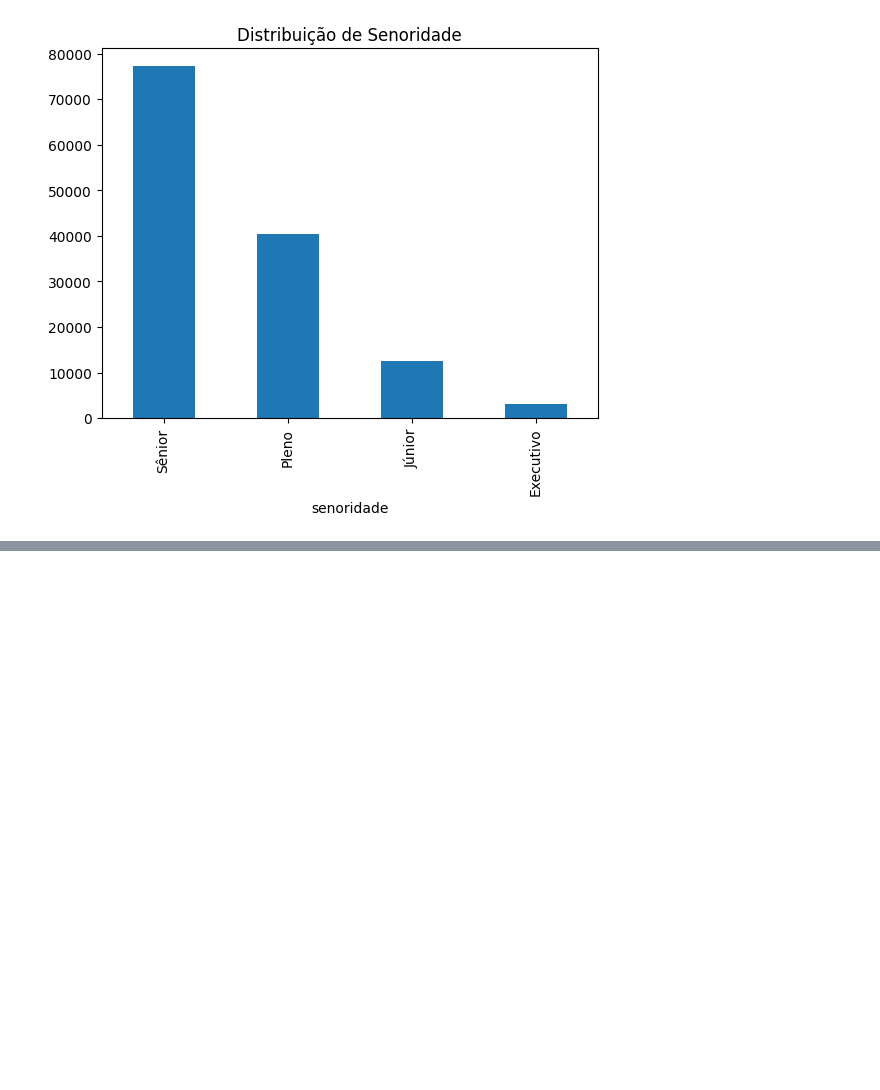
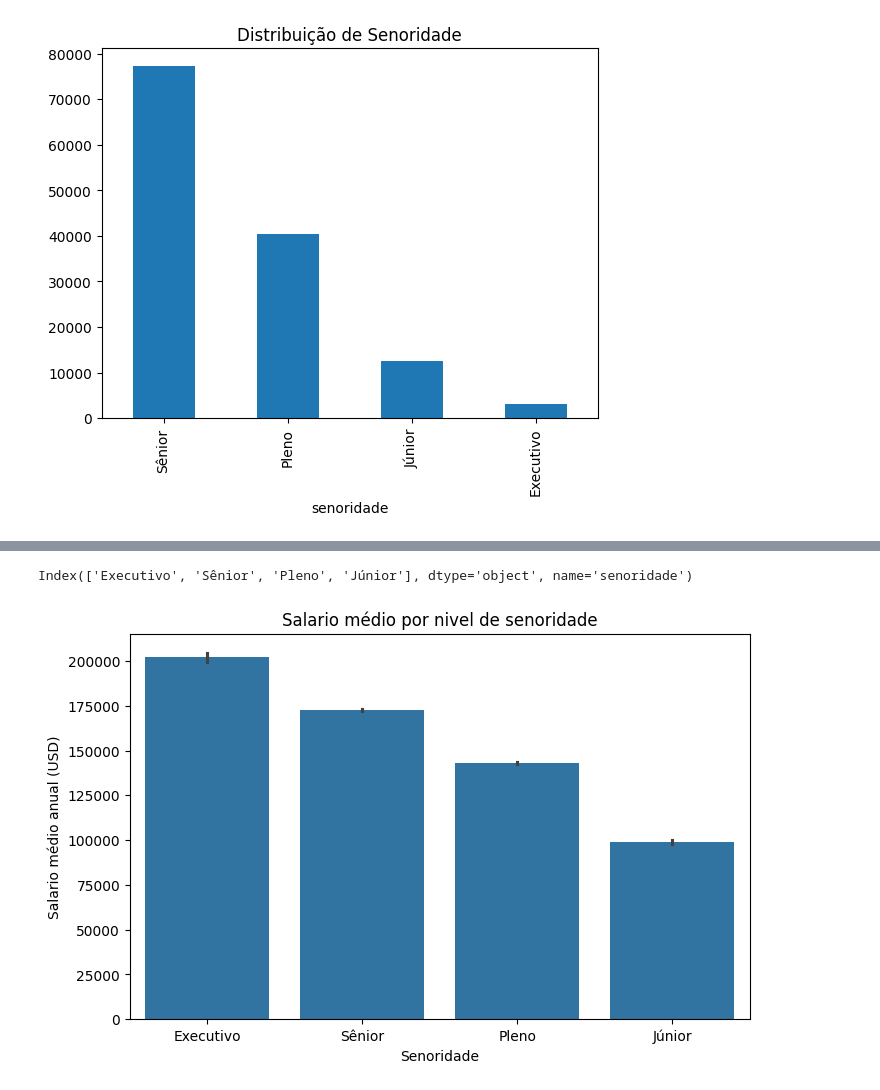
Before and after one commit to JoaoViniciusLT/Repositorio-de-Imersao-de-dados-com-Alura, a Jupyter notebook: Todas_as_Aulas_Imersão_dados_com_Pyton_Alura.ipynb, the cells around one changed output, grey strips where cells are left out. Drawn from its saved outputs; the diff is of its cells as text; code cells hidden in the pictures; blank space fills up the shorter version.

```diff
--- a/Todas_as_Aulas_Imersão_dados_com_Pyton_Alura.ipynb
+++ b/Todas_as_Aulas_Imersão_dados_com_Pyton_Alura.ipynb
@@ -519,0 +572,16 @@ df_limpo['senoridade'].value_counts().plot(kind='bar',title='Distribuição de S
+# %%
+#ordena a senoridade pela media de USD
+ordem = df_limpo.groupby('senoridade')['usd'].mean().sort_values(ascending=False).index
+# %%
+ordem
+# %% [output]
+Index(['Executivo', 'Sênior', 'Pleno', 'Júnior'], dtype='object', name='senoridade')
+# %%
+plt.figure(figsize=(8,5))
+sns.barplot(data = df_limpo, x = 'senoridade', y ='usd',order = ordem) #no final estamos ordenando tudo
+plt.title('Salario médio por nivel de senoridade')
+plt.xlabel('Senoridade')
+plt.ylabel('Salario médio anual (USD)')
+plt.show()
+# %% [output]
+[figure, added]
```
Also changed, not shown: parts of 20 cells of this notebook.
